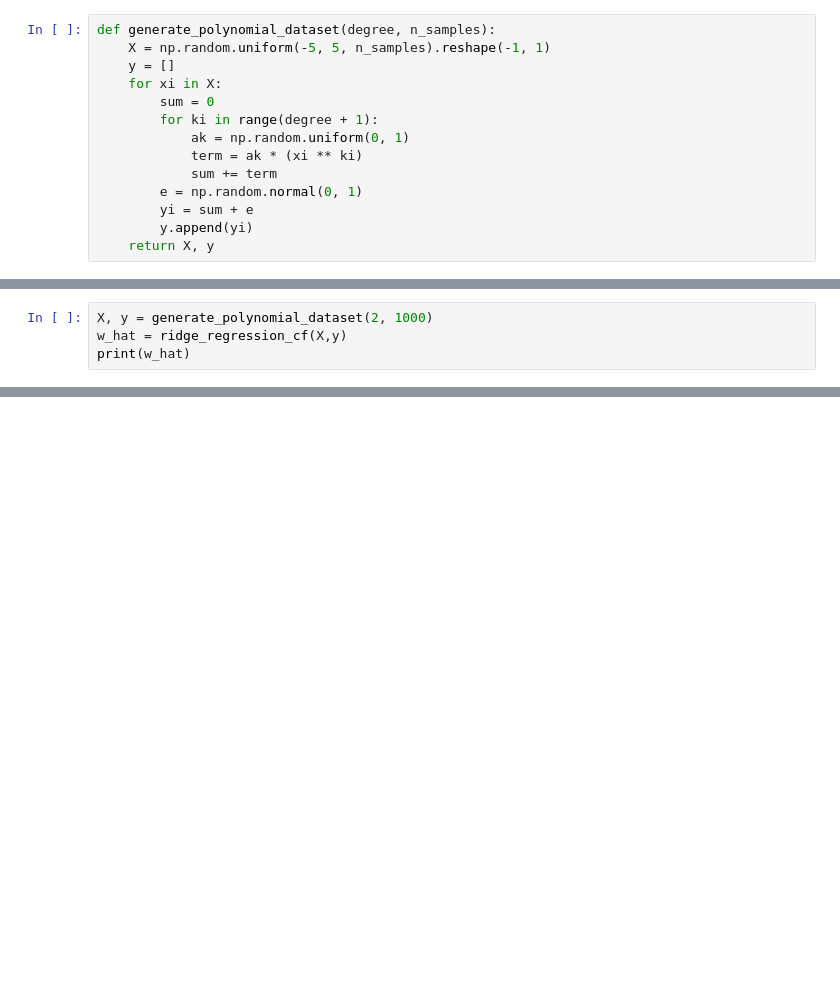
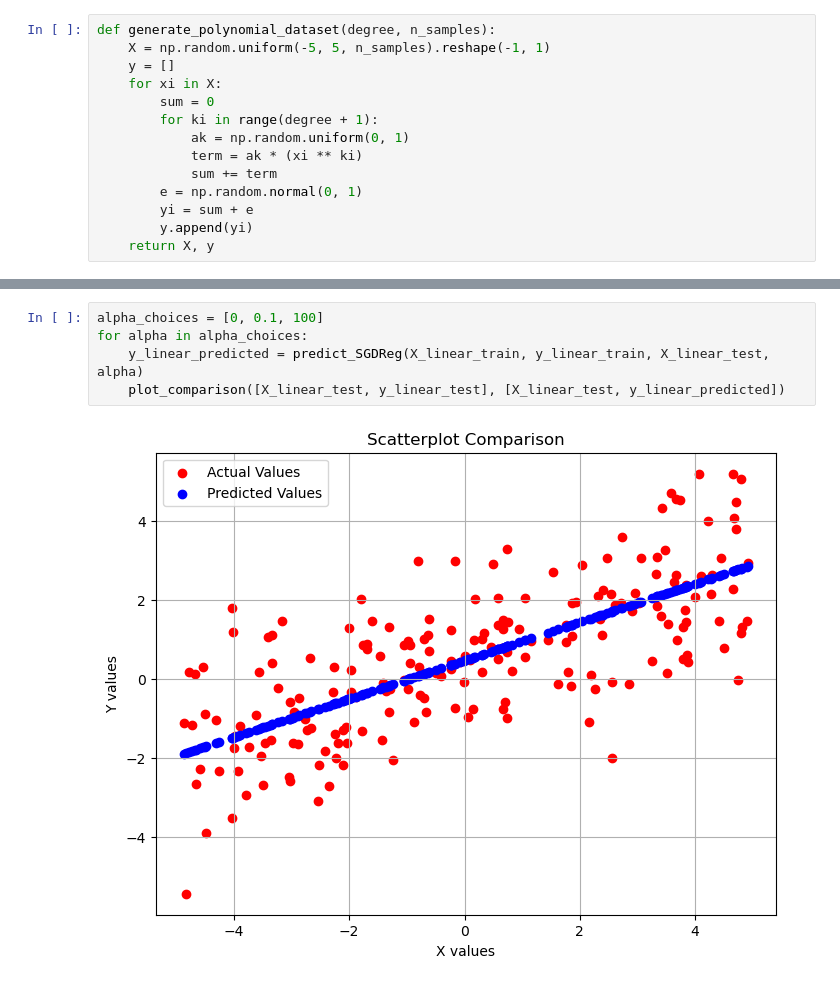
Before and after one commit to b0b3000/MachineLearningProject1, a Jupyter notebook: project.ipynb, the cells around one changed output, grey strips where cells are left out. Saved outputs shown, nothing was run; the diff lists cells and outputs as text; blank space fills up the shorter version.

```diff
--- a/project.ipynb
+++ b/project.ipynb
@@ -63,4 +79,0 @@ X_cubic, y_cubic = generate_polynomial_dataset(1, 1000)
-# %%
-X, y = generate_polynomial_dataset(2, 1000)
-w_hat = ridge_regression_cf(X,y)
-print(w_hat)
@@ -69,0 +130,7 @@ print(w_hat)
+# %%
+alpha_choices = [0, 0.1, 100]
+for alpha in alpha_choices:
+    y_linear_predicted = predict_SGDReg(X_linear_train, y_linear_train, X_linear_test, alpha)
+    plot_comparison([X_linear_test, y_linear_test], [X_linear_test, y_linear_predicted])
+# %% [output]
+[figure, added]
```
Also changed, not shown: parts of 15 cells of this notebook.
